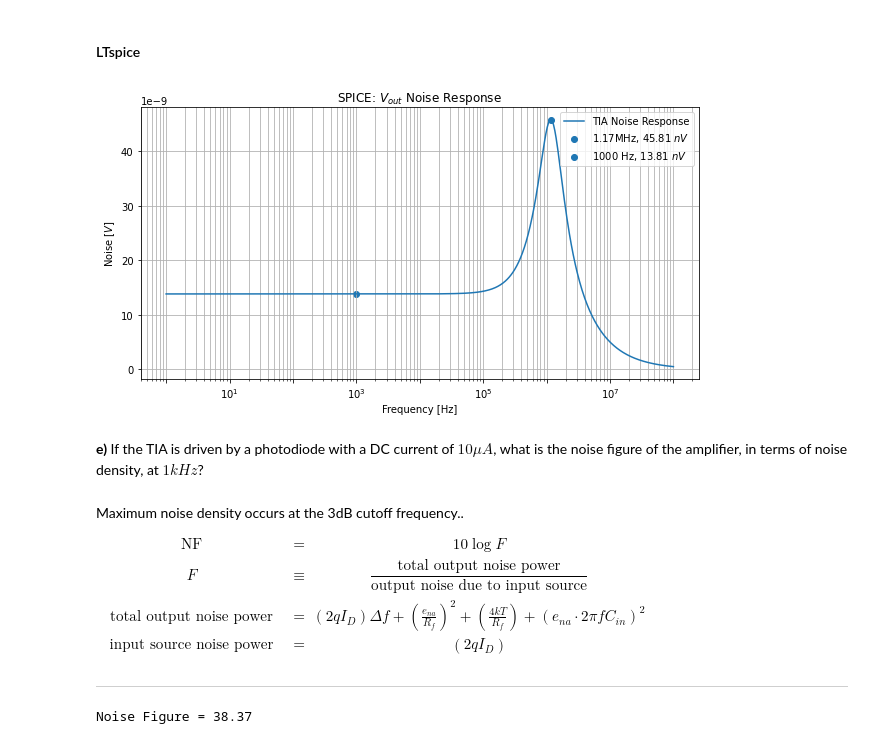
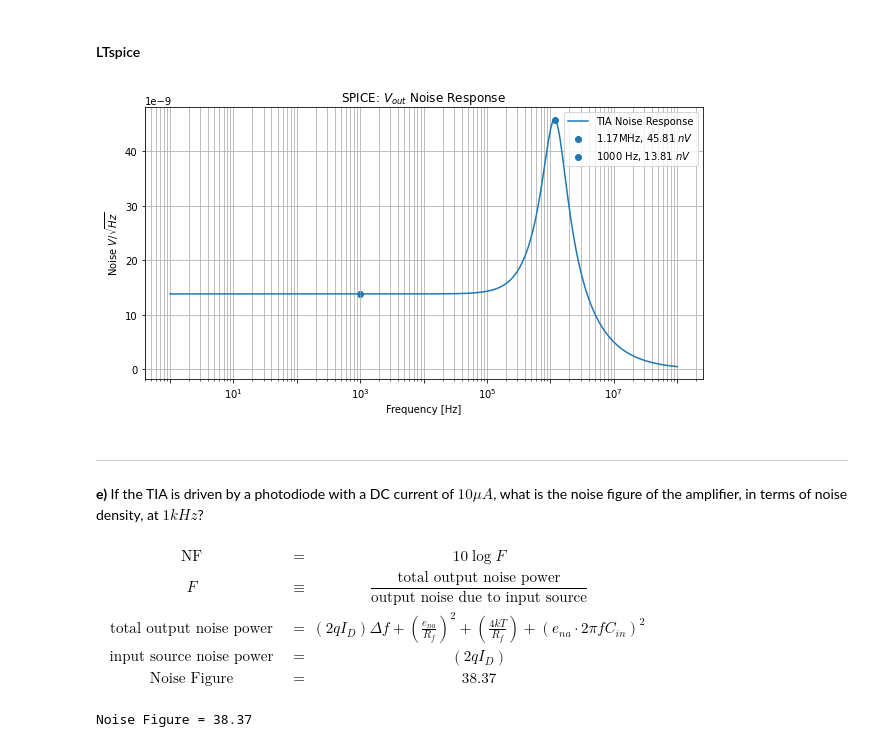
Before and after one commit to kegedy/EE538.1, a Jupyter notebook: kevin/hw02/EE538_Sp2021_Assignment2.ipynb, the cells around one changed output. Drawn from its saved outputs; the diff is of its cells as text; code cells hidden in the pictures.

```diff
--- a/kevin/hw02/EE538_Sp2021_Assignment2.ipynb
+++ b/kevin/hw02/EE538_Sp2021_Assignment2.ipynb
@@ -306,45 +299,44 @@ mag = df['V(onoise)']
 # %%
 fig, ax = plt.subplots(1,figsize=(10,5))
 
 x1 = np.where(freq<=1000)[0][-1]
 label1 = r"1000 Hz, {:.2f} $nV$".format(mag[x1]*1e9)
 
 x2 = mag.idxmax()
 label2 =  r"{:.2f}MHz, {:.2f} $nV$".format(rnd(freq[x2],2,"MHz"),mag[x2]*1e9)
 
 ax.semilogx(freq, mag, color='tab:blue',label='TIA Noise Response')
 ax.scatter(freq[x2],mag[x2],label=label2,color='tab:blue')
 ax.scatter(freq[x1],mag[x1],label=label1,color='tab:blue')
 ax.grid(True,which='both')
 ax.set_xlabel('Frequency [Hz]')
-ax.set_ylabel(r'Noise $[V]$')
+ax.set_ylabel(r'Noise $V/\sqrt{Hz}$')
 ax.set_title(r'SPICE: $V_{out}$ Noise Response')
 ax.ticklabel_format(style='sci', axis='y', scilimits=(-9,-9))
 #ax.set_ylim(10e-9,50e-9)
 
 # manipulate x-axis ticks and labels
 ax.xaxis.set_major_locator(LogLocator(numticks=15)) #(1)
 ax.xaxis.set_minor_locator(LogLocator(numticks=15,subs=np.arange(2,10))) #(2)
 for label in ax.xaxis.get_ticklabels()[::2]:
     label.set_visible(False) #(3)
 
 ax.legend()
 plt.show();
 # %% [output]
-[figure, old version]
+[figure, new version]
 # %% [markdown]
+<hr>
+
 __e)__ If the TIA is driven by a photodiode with a DC current of $10\mu A$, what is the noise figure of the amplifier, in terms of noise density, at $1kHz$?
 # %% [markdown]
-Maximum noise density occurs at the 3dB cutoff frequency..
-
 $\begin{eqnarray}
 & \text{NF} & &=& 10\log{F} \\[0.5em]
 & F & &\equiv& \dfrac{\text{total output noise power}}{\text{output noise due to input source}} \\[0.5em]
 & \text{total output noise power} & &=& (2qI_D) \Delta f + (\frac{e_{na}}{R_f})^2 + (\frac{4kT}{R_f}) + (e_{na} \cdot 2\pi f C_{in})^2 \\[0.5em]
 & \text{input source noise power} & &=& (2qI_D) \\[0.5em]
+& \text{Noise Figure} &  &=& 38.37
 \end{eqnarray}$
-
-<hr>
 # %%
 T = 298
 k = 1.381 * 1e-23
```
Also changed, not shown: parts of 8 cells of this notebook, 2 other files.
